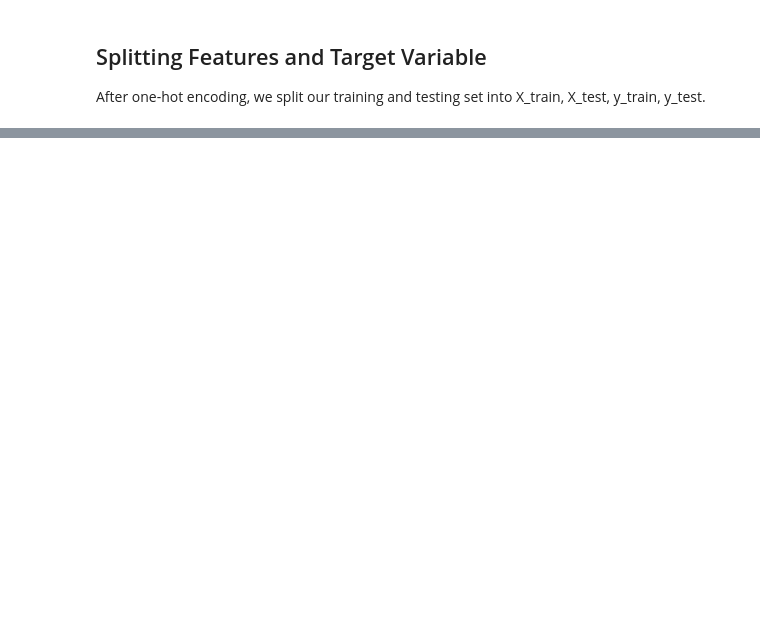
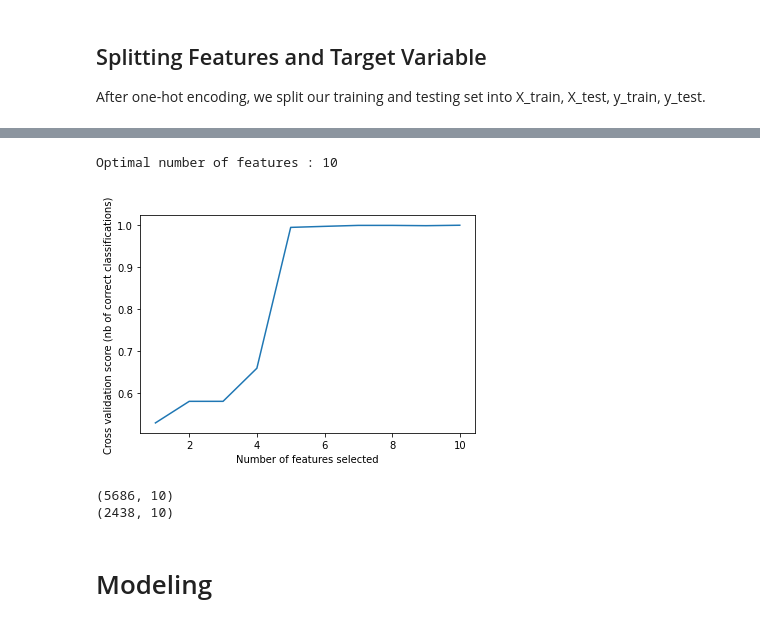
Before and after one commit to asminkarki012/Mushroom-classification-, a Jupyter notebook: Mushroom-Classification.ipynb, the cells around one changed output, grey strips where cells are left out. Drawn from its saved outputs; the diff is of its cells as text; code cells hidden in the pictures; blank space fills up the shorter version.

```diff
--- a/Mushroom-Classification.ipynb
+++ b/Mushroom-Classification.ipynb
@@ -384,7 +426,0 @@ ModuleNotFoundError: No module named 'sklearn.tree._export'
-# %%
-model = DecisionTreeClassifier()
-
-model.fit(X_train, y_train)
-yhat_train = model.predict(X_train)
-acc_train = accuracy_score(y_train, yhat_train)
-f1_train = f1_score(y_train, yhat_train)
@@ -422,0 +440,31 @@ f1_train
+# %%
+svm = SVC(kernel='linear') #LinearSVC
+min_features_to_select = 1  # Minimum number of features to consider
+rfecv = RFECV(estimator=svm, step=1, cv=5,
+              scoring='accuracy',
+              min_features_to_select=min_features_to_select)
+rfecv.fit(X_train, y_train)
+
+print("Optimal number of features : %d" % rfecv.n_features_)
+
+# Plot number of features VS. cross-validation scores
+plt.figure()
+plt.xlabel("Number of features selected")
+plt.ylabel("Cross validation score (nb of correct classifications)")
+plt.plot(range(min_features_to_select,
+               len(rfecv.grid_scores_) + min_features_to_select),
+         rfecv.grid_scores_)
+plt.show()
+# %% [output]
+Optimal number of features : 10
+[figure, added]
+# %%
+X_train = X_train.loc[:,rfecv.ranking_==1]
+X_test = X_test.loc[:,rfecv.ranking_==1]
+print(X_train.shape)
+print(X_test.shape)
+# %% [output]
+(5686, 10)
+(2438, 10)
+# %% [markdown]
+# Modeling
```
Also changed, not shown: parts of 43 cells of this notebook.
